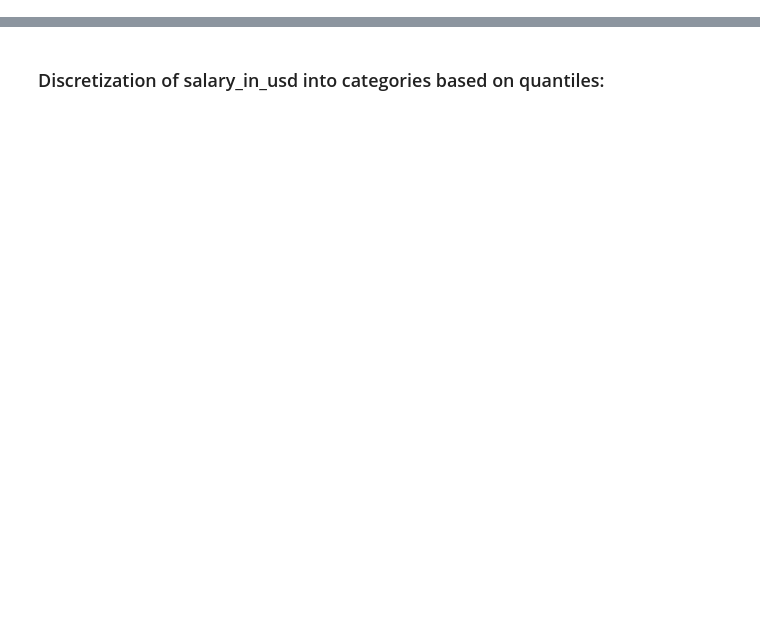
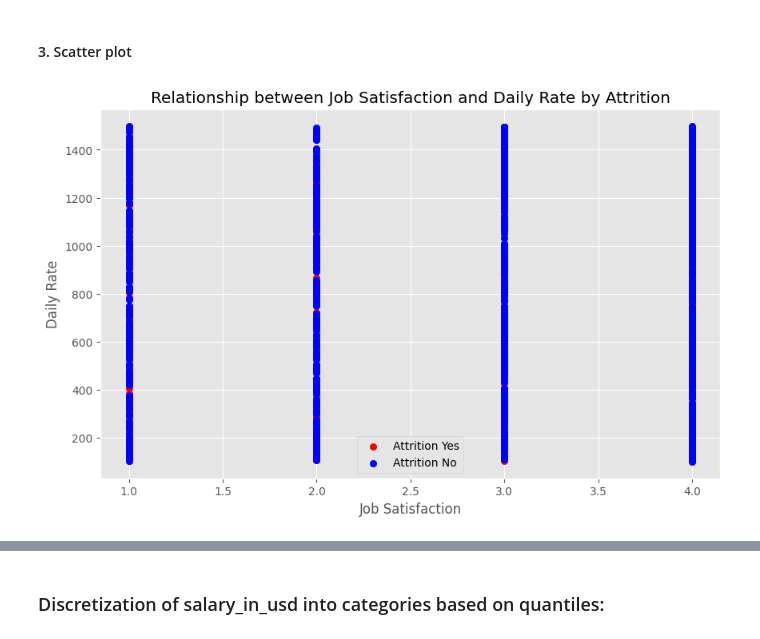
Before and after one commit to Jana-Alrzoog/Data-Mining-Project, a Jupyter notebook: Phase two.ipynb, the cells around one changed output, grey strips where cells are left out. Saved outputs shown, nothing was run; the diff lists cells and outputs as text; code cells hidden in the pictures; blank space fills up the shorter version.

```diff
--- a/Phase two.ipynb
+++ b/Phase two.ipynb
@@ -253,0 +216,14 @@ Normalization: Min-Max scaling adjusts the values in Age, MonthlyRate, etc., to
+# %% [markdown]
+#### 3. Scatter plot
+# %%
+plt.figure(figsize=(10, 6))
+plt.scatter(df[df['Attrition'] == 'Yes']['JobSatisfaction'], df[df['Attrition'] == 'Yes']['DailyRate'], color='red', label='Attrition Yes')
+plt.scatter(df[df['Attrition'] == 'No']['JobSatisfaction'], df[df['Attrition'] == 'No']['DailyRate'], color='blue', label='Attrition No')
+plt.xlabel('Job Satisfaction')
+plt.ylabel('Daily Rate')
+plt.title('Relationship between Job Satisfaction and Daily Rate by Attrition')
+plt.legend()
+plt.grid(True)
+plt.show()
+# %% [output]
+[figure, added]
```
Also changed, not shown: parts of 90 cells of this notebook.
